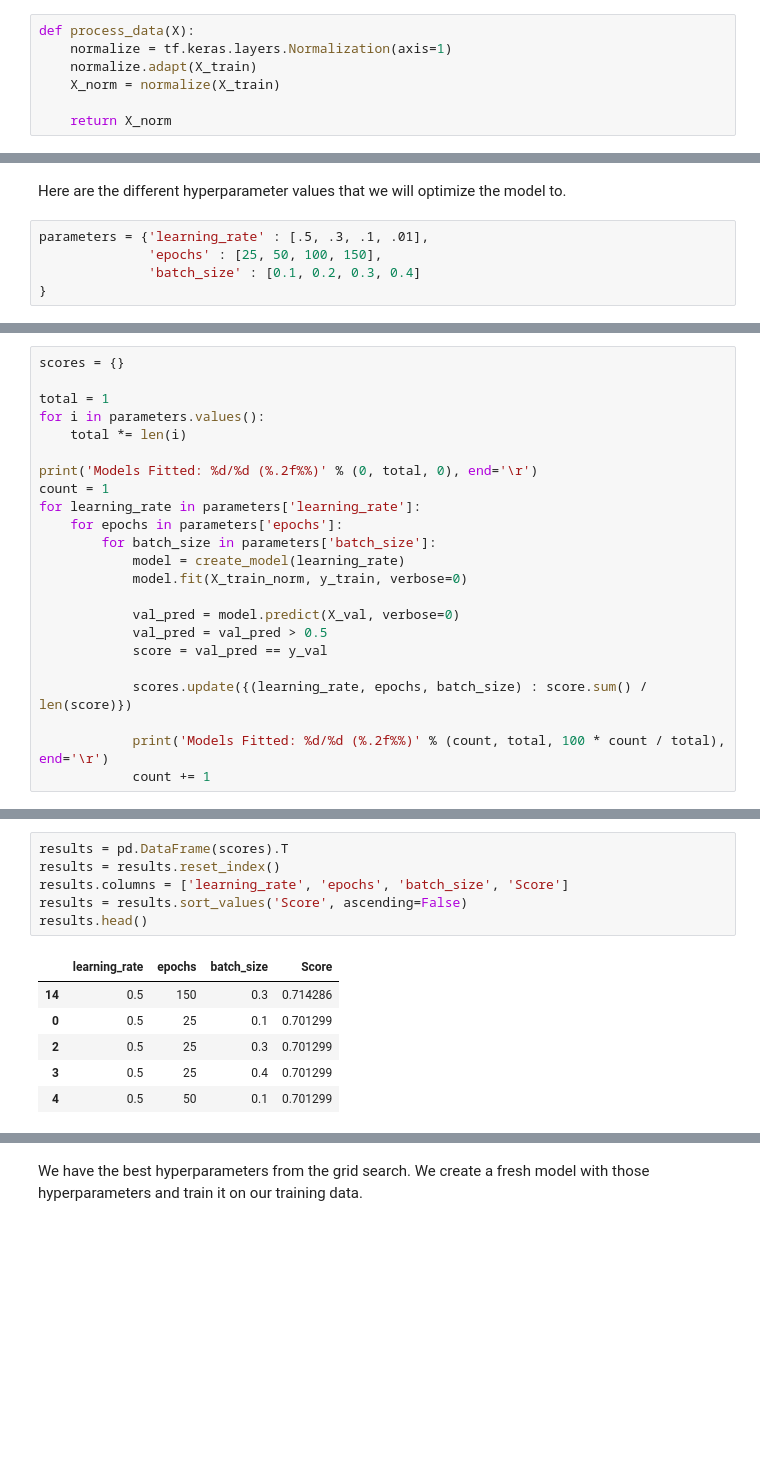
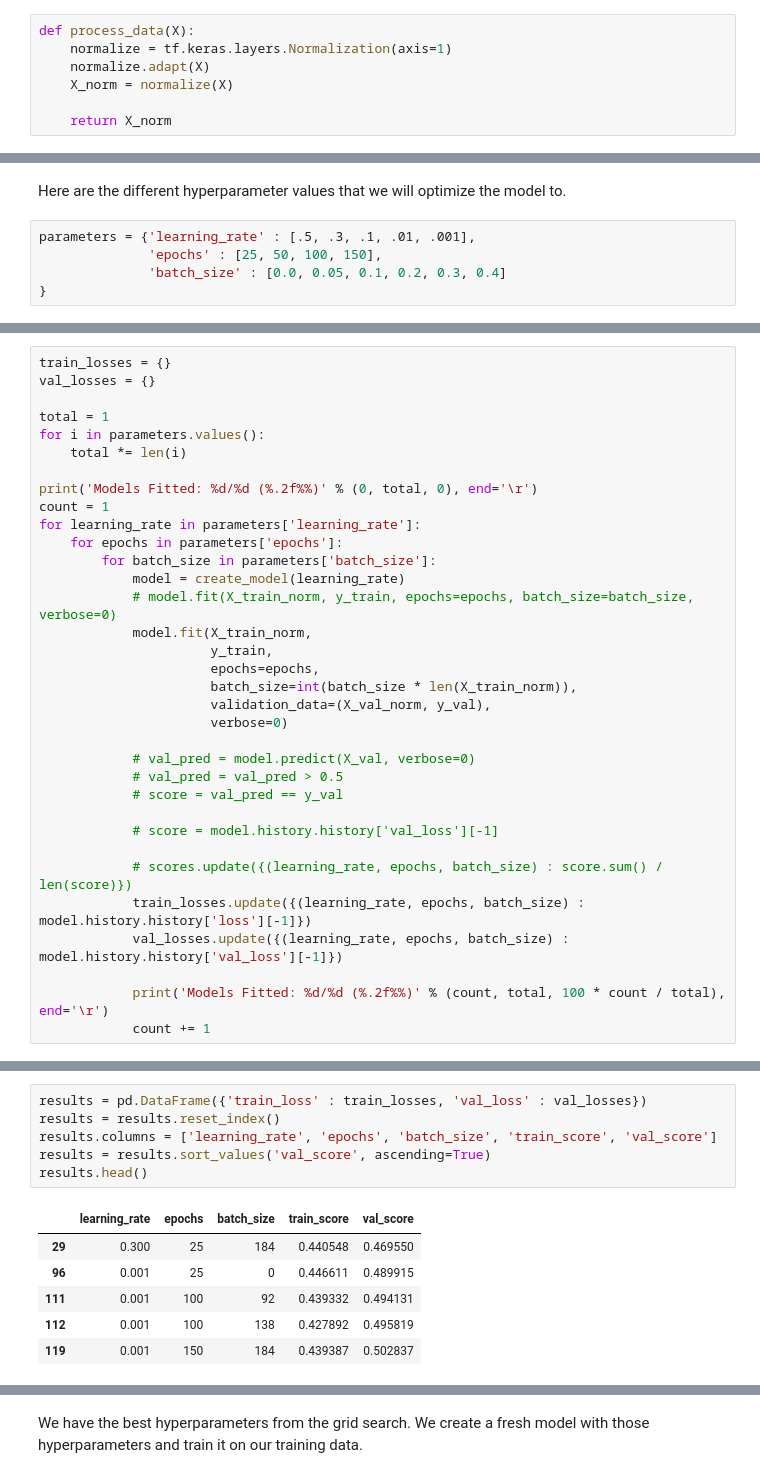
Before and after one commit to jackburbidge/portfolio, a Jupyter notebook: pima_indians_diabetes/pima_indians_TensorFlow_NeuralNet.ipynb, the cells around one changed output, grey strips where cells are left out. Drawn from its saved outputs; the diff is of its cells as text; blank space fills up the shorter version.

```diff
--- a/pima_indians_diabetes/pima_indians_TensorFlow_NeuralNet.ipynb
+++ b/pima_indians_diabetes/pima_indians_TensorFlow_NeuralNet.ipynb
@@ -106,8 +105,8 @@ def create_model(learning_rate):
 # %%
 def process_data(X):
     normalize = tf.keras.layers.Normalization(axis=1)
-    normalize.adapt(X_train)
-    X_norm = normalize(X_train)
+    normalize.adapt(X)
+    X_norm = normalize(X)
 
     return X_norm
 # %%
@@ -139,7 +138,7 @@ Epoch 25/25
 # %% [markdown]
 Here are the different hyperparameter values that we will optimize the model to.
 # %%
-parameters = {'learning_rate' : [.5, .3, .1, .01],
+parameters = {'learning_rate' : [.5, .3, .1, .01, .001],
               'epochs' : [25, 50, 100, 150],
-              'batch_size' : [0.1, 0.2, 0.3, 0.4]
+              'batch_size' : [0.0, 0.05, 0.1, 0.2, 0.3, 0.4]
 }
@@ -146,5 +147,6 @@ parameters = {'learning_rate' : [.5, .3, .1, .01],
 # %%
-scores = {}
+train_losses = {}
+val_losses = {}
 
 total = 1
 for i in parameters.values():
@@ -156,13 +158,23 @@ for learning_rate in parameters['learning_rate']:
     for epochs in parameters['epochs']:
         for batch_size in parameters['batch_size']:
             model = create_model(learning_rate)
-            model.fit(X_train_norm, y_train, verbose=0)
+            # model.fit(X_train_norm, y_train, epochs=epochs, batch_size=batch_size, verbose=0)
+            model.fit(X_train_norm,
+                      y_train,
+                      epochs=epochs,
+                      batch_size=int(batch_size * len(X_train_norm)),
+                      validation_data=(X_val_norm, y_val),
+                      verbose=0)
 
-            val_pred = model.predict(X_val, verbose=0)
-            val_pred = val_pred > 0.5
-            score = val_pred == y_val
+            # val_pred = model.predict(X_val, verbose=0)
+            # val_pred = val_pred > 0.5
+            # score = val_pred == y_val
 
-            scores.update({(learning_rate, epochs, batch_size) : score.sum() / len(score)})
+            # score = model.history.history['val_loss'][-1]
+
+            # scores.update({(learning_rate, epochs, batch_size) : score.sum() / len(score)})
+            train_losses.update({(learning_rate, epochs, batch_size) : model.history.history['loss'][-1]})
+            val_losses.update({(learning_rate, epochs, batch_size) : model.history.history['val_loss'][-1]})
 
             print('Models Fitted: %d/%d (%.2f%%)' % (count, total, 100 * count / total), end='\r')
             count += 1
@@ -171,15 +183,15 @@ Models Fitted: 64/64 (100.00%)
 # %%
-results = pd.DataFrame(scores).T
+results = pd.DataFrame({'train_loss' : train_losses, 'val_loss' : val_losses})
 results = results.reset_index()
-results.columns = ['learning_rate', 'epochs', 'batch_size', 'Score']
-results = results.sort_values('Score', ascending=False)
+results.columns = ['learning_rate', 'epochs', 'batch_size', 'train_score', 'val_score']
+results = results.sort_values('val_score', ascending=True)
 results.head()
 # %% [output]
-|  | learning_rate | epochs | batch_size | Score |
-| 14 | 0.5 | 150 | 0.3 | 0.714286 |
-| 0 | 0.5 | 25 | 0.1 | 0.701299 |
-| 2 | 0.5 | 25 | 0.3 | 0.701299 |
-| 3 | 0.5 | 25 | 0.4 | 0.701299 |
-| 4 | 0.5 | 50 | 0.1 | 0.701299 |
+|  | learning_rate | epochs | batch_size | train_score | val_score |
+| 29 | 0.300 | 25 | 184 | 0.440548 | 0.469550 |
+| 96 | 0.001 | 25 | 0 | 0.446611 | 0.489915 |
+| 111 | 0.001 | 100 | 92 | 0.439332 | 0.494131 |
+| 112 | 0.001 | 100 | 138 | 0.427892 | 0.495819 |
+| 119 | 0.001 | 150 | 184 | 0.439387 | 0.502837 |
 # %%
 print('Our best model has the following parameters')
```
Also changed, not shown: parts of 18 cells of this notebook.
